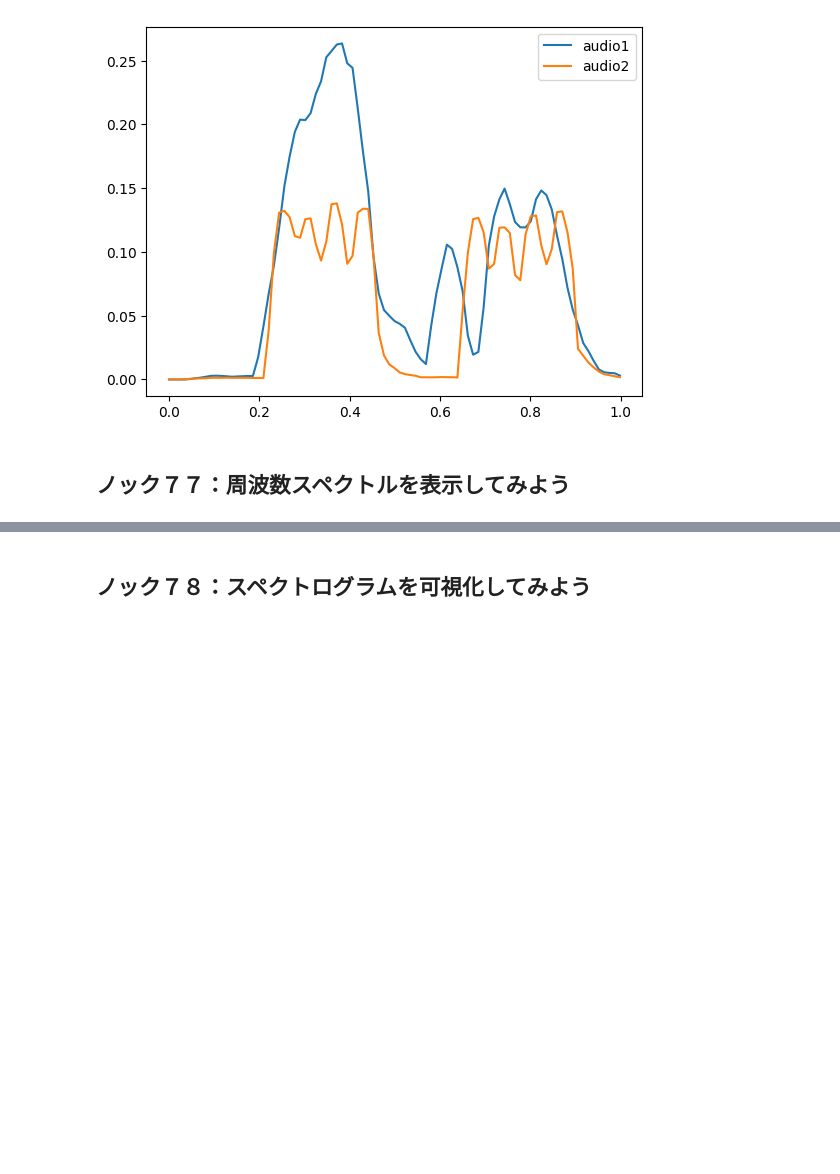
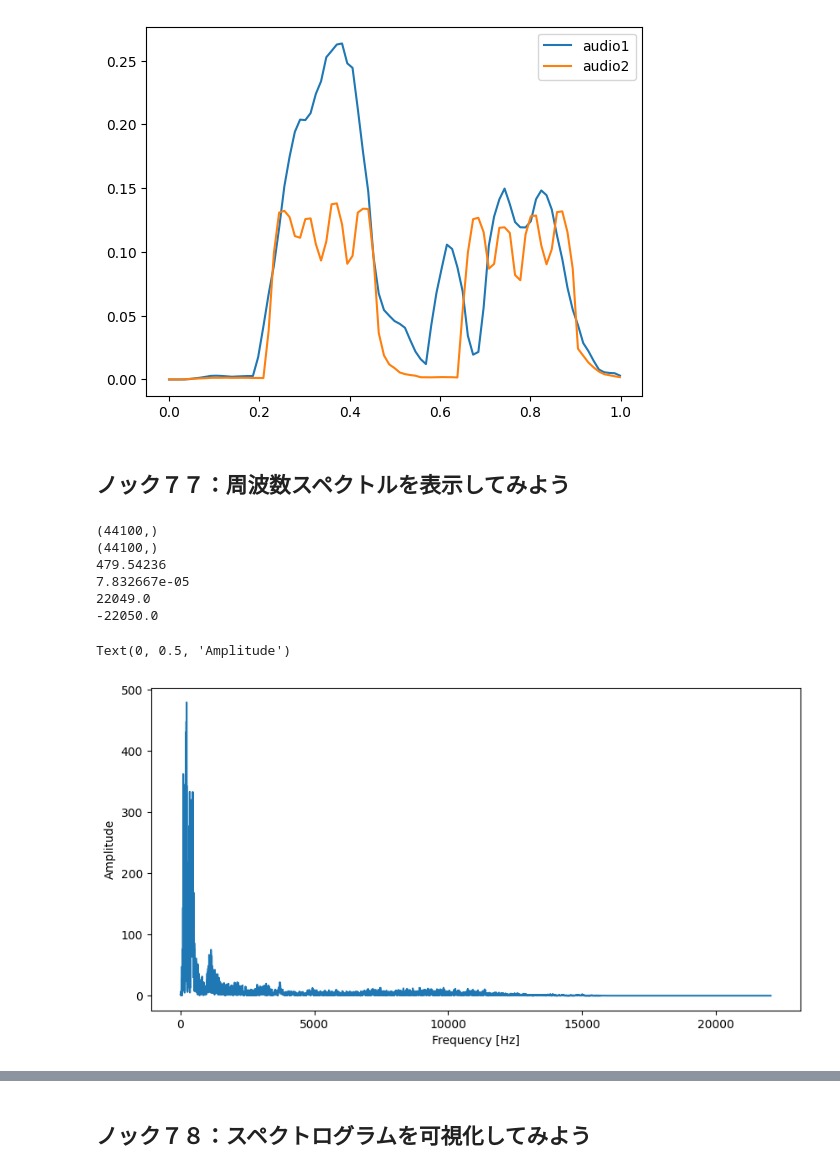
Before and after one commit to shake345/Python100knock, a Jupyter notebook: 6章_加工.ipynb, the cells around one changed output, grey strips where cells are left out. Saved outputs shown, nothing was run; the diff lists cells and outputs as text; code cells hidden in the pictures; blank space fills up the shorter version.

```diff
--- a/6章_加工.ipynb
+++ b/6章_加工.ipynb
@@ -171,3 +171,29 @@ plt.legend()
 [figure]
 # %% [markdown]
 ## ノック７７：周波数スペクトルを表示してみよう
+# %%
+fft = np.fft.fft(audio1)
+n = fft.size
+amp = np.abs(fft)
+freq = np.fft.fftfreq(n, d=1 / sr1)
+print(amp.shape)
+print(freq.shape)
+print(amp.max())
+print(amp.min())
+print(freq.max())
+print(freq.min())
+# %% [output]
+(44100,)
+(44100,)
+479.54236
+7.832667e-05
+22049.0
+-22050.0
+# %%
+plt.figure(figsize=(10,5))
+plt.plot(freq[:n//2], amp[:n//2])
+plt.xlabel('Frequency [Hz]')
+plt.ylabel('Amplitude')
+# %% [output]
+Text(0, 0.5, 'Amplitude')
+[figure, added]
```
Also changed, not shown: parts of 13 cells of this notebook.
